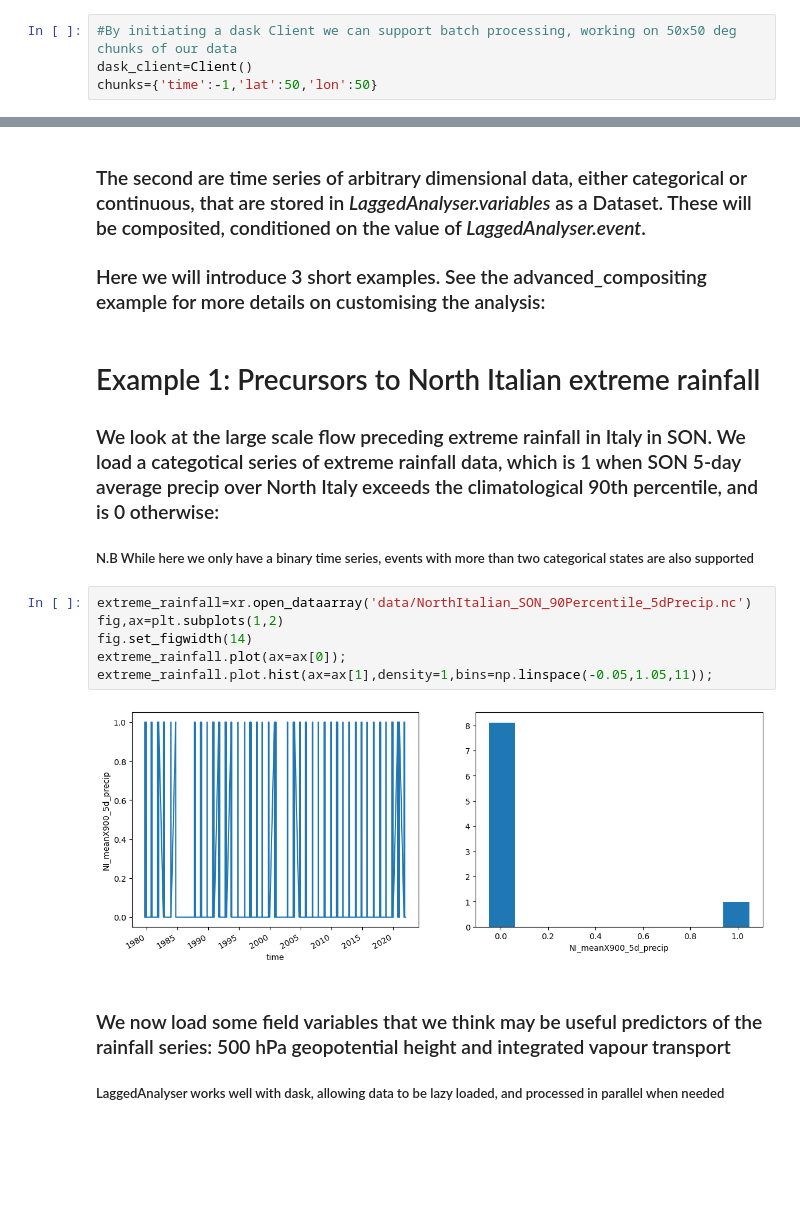
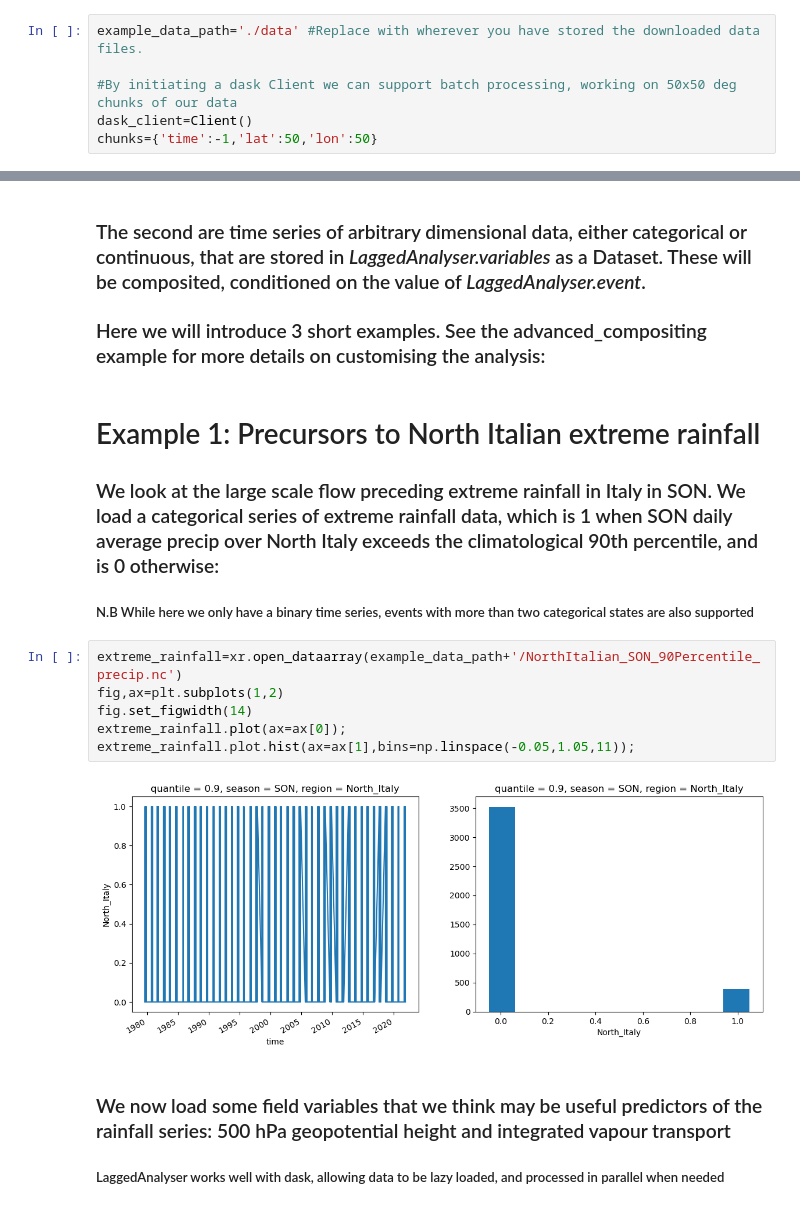
Before and after one commit to joshdorrington/domino, a Jupyter notebook: examples/basic_compositing.ipynb, the cells around one changed output, grey strips where cells are left out. Saved outputs shown, nothing was run; the diff lists cells and outputs as text; blank space fills up the shorter version.

Commit message:
updated readme and examples

```diff
--- a/examples/basic_compositing.ipynb
+++ b/examples/basic_compositing.ipynb
@@ -12,6 +13,8 @@ from dask.distributed import Client
 import matplotlib.pyplot as plt
 import cartopy.crs as ccrs
 # %%
+example_data_path='./data' #Replace with wherever you have stored the downloaded data files.
+
 #By initiating a dask Client we can support batch processing, working on 50x50 deg chunks of our data
 dask_client=Client()
 chunks={'time':-1,'lat':50,'lon':50}
@@ -24,17 +32,17 @@ chunks={'time':-1,'lat':50,'lon':50}
 # %% [markdown]
 # Example 1: Precursors to North Italian extreme rainfall
 
-### We look at the large scale flow preceding extreme rainfall in Italy in SON. We load a categotical series of extreme rainfall data, which is 1 when SON 5-day average precip over North Italy exceeds the climatological 90th percentile, and is 0 otherwise:
+### We look at the large scale flow preceding extreme rainfall in Italy in SON. We load a categorical series of extreme rainfall data, which is 1 when SON daily average precip over North Italy exceeds the climatological 90th percentile, and is 0 otherwise:
 
 ##### N.B While here we only have a binary time series, events with more than two categorical states are also supported
 # %%
-extreme_rainfall=xr.open_dataarray('data/NorthItalian_SON_90Percentile_5dPrecip.nc')
+extreme_rainfall=xr.open_dataarray(example_data_path+'/NorthItalian_SON_90Percentile_precip.nc')
 fig,ax=plt.subplots(1,2)
 fig.set_figwidth(14)
 extreme_rainfall.plot(ax=ax[0]);
-extreme_rainfall.plot.hist(ax=ax[1],density=1,bins=np.linspace(-0.05,1.05,11));
+extreme_rainfall.plot.hist(ax=ax[1],bins=np.linspace(-0.05,1.05,11));
 # %% [output]
-[figure, old version]
+[figure, new version]
 # %% [markdown]
 ### We now load some field variables that we think may be useful predictors of the rainfall series: 500 hPa geopotential height and integrated vapour transport
 ##### LaggedAnalyser works well with dask, allowing data to be lazy loaded, and processed in parallel when needed
```
Also changed, not shown: parts of 17 cells of this notebook, 29 other files.
